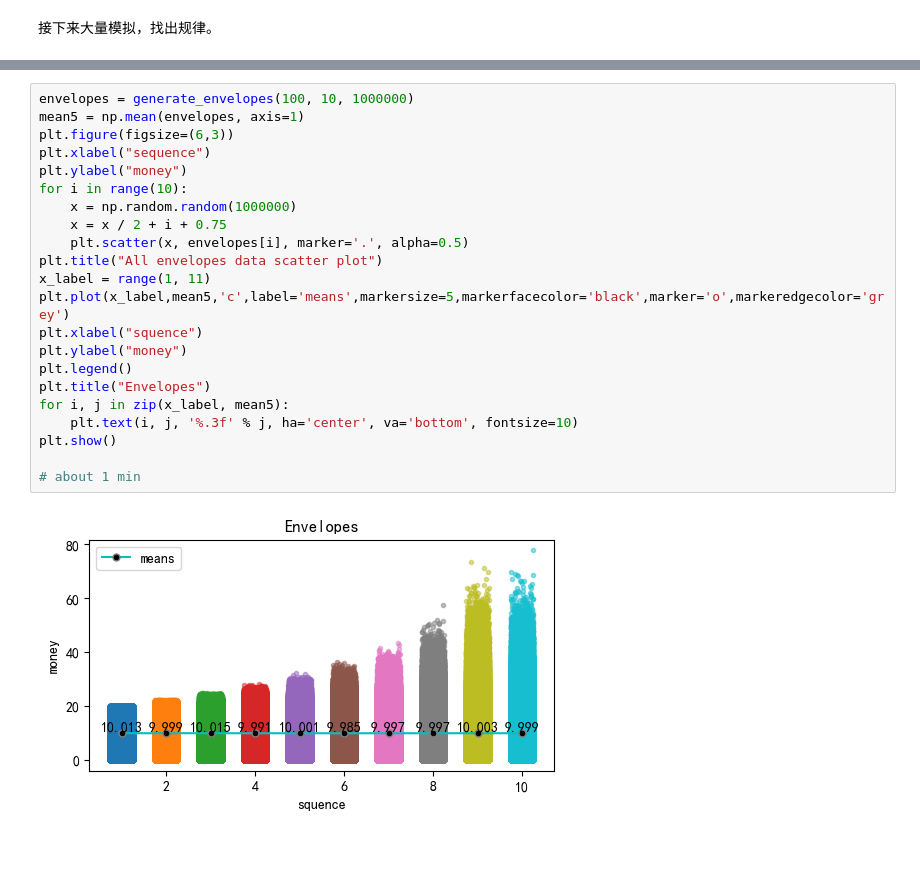
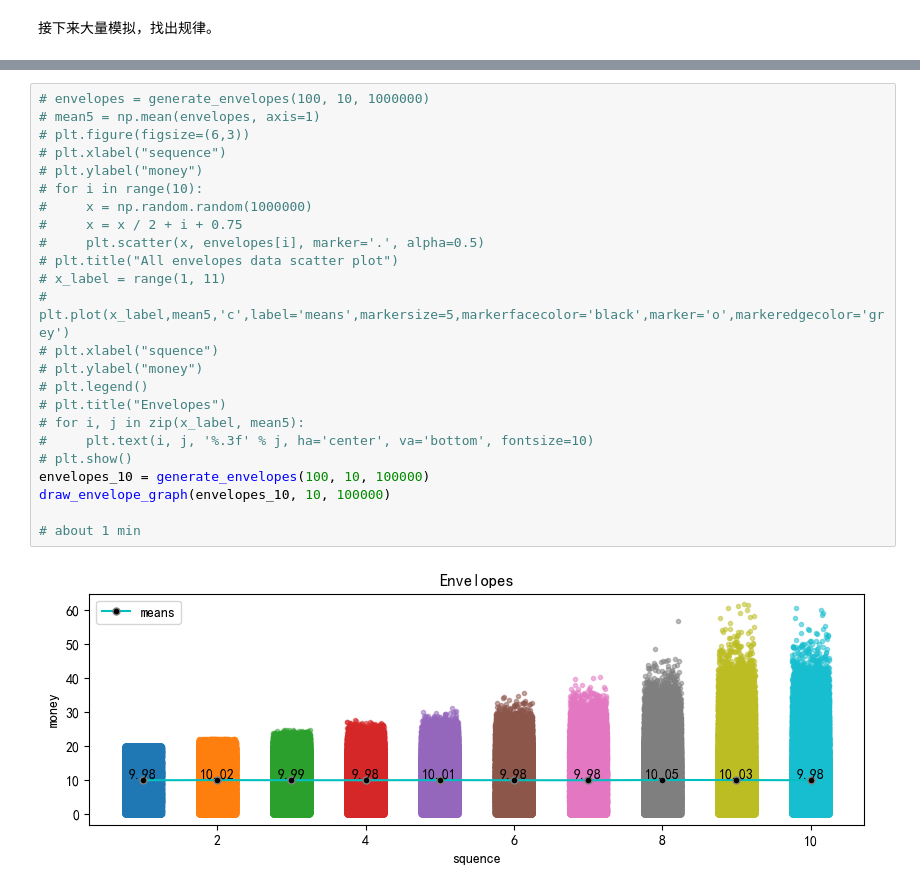
Before and after one commit to qinchao2022/SI140A-project, a Jupyter notebook: main.ipynb, the cells around one changed output, grey strips where cells are left out. Cells and saved outputs as stored; diff of their text form; blank space fills up the shorter version.

```diff
--- a/main.ipynb
+++ b/main.ipynb
@@ -178,25 +203,27 @@ plt.show()
 # %%
-envelopes = generate_envelopes(100, 10, 1000000)
-mean5 = np.mean(envelopes, axis=1)
-plt.figure(figsize=(6,3))
-plt.xlabel("sequence")
-plt.ylabel("money")
-for i in range(10):
-    x = np.random.random(1000000)
-    x = x / 2 + i + 0.75
-    plt.scatter(x, envelopes[i], marker='.', alpha=0.5)
-plt.title("All envelopes data scatter plot")
-x_label = range(1, 11)
-plt.plot(x_label,mean5,'c',label='means',markersize=5,markerfacecolor='black',marker='o',markeredgecolor='grey')
-plt.xlabel("squence")
-plt.ylabel("money")
-plt.legend()
-plt.title("Envelopes")
-for i, j in zip(x_label, mean5):
-    plt.text(i, j, '%.3f' % j, ha='center', va='bottom', fontsize=10)
-plt.show()
+# envelopes = generate_envelopes(100, 10, 1000000)
+# mean5 = np.mean(envelopes, axis=1)
+# plt.figure(figsize=(6,3))
+# plt.xlabel("sequence")
+# plt.ylabel("money")
+# for i in range(10):
+#     x = np.random.random(1000000)
+#     x = x / 2 + i + 0.75
+#     plt.scatter(x, envelopes[i], marker='.', alpha=0.5)
+# plt.title("All envelopes data scatter plot")
+# x_label = range(1, 11)
+# plt.plot(x_label,mean5,'c',label='means',markersize=5,markerfacecolor='black',marker='o',markeredgecolor='grey')
+# plt.xlabel("squence")
+# plt.ylabel("money")
+# plt.legend()
+# plt.title("Envelopes")
+# for i, j in zip(x_label, mean5):
+#     plt.text(i, j, '%.3f' % j, ha='center', va='bottom', fontsize=10)
+# plt.show()
+envelopes_10 = generate_envelopes(100, 10, 100000)
+draw_envelope_graph(envelopes_10, 10, 100000)
 
 # about 1 min
 # %% [output]
-[figure, old version]
+[figure, new version]
 # %%
```
Also changed, not shown: parts of 13 cells of this notebook, 3 other files.
